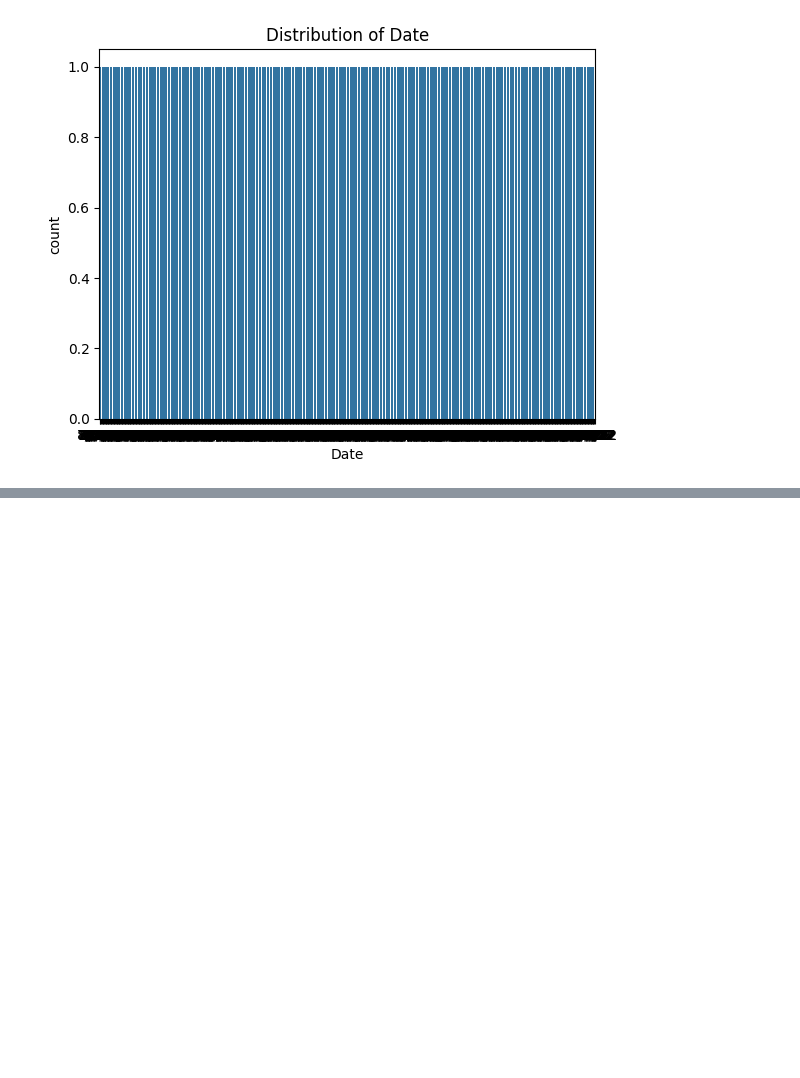
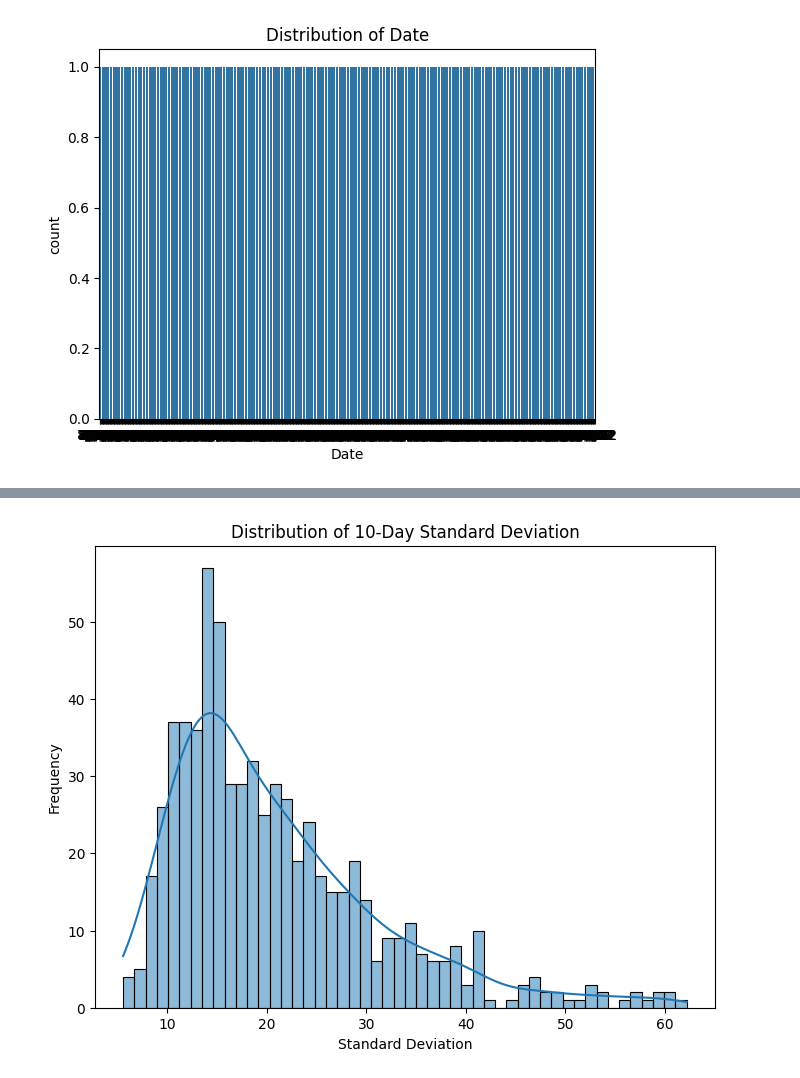
Before and after one commit to mzl02/datafun-06-eda, a Jupyter notebook: zachlawrence_eda.ipynb, the cells around one changed output, grey strips where cells are left out. Saved outputs shown, nothing was run; the diff lists cells and outputs as text; code cells hidden in the pictures; blank space fills up the shorter version.

```diff
--- a/zachlawrence_eda.ipynb
+++ b/zachlawrence_eda.ipynb
@@ -204,0 +263,10 @@ df.rename(columns={'SP Open': 'SP_Open'}, inplace=True)
+# %%
+### Histogram: Std Dev 10 ###
+plt.figure(figsize=(8, 6))
+sns.histplot(df['Std_Dev_10'], bins=50, kde=True)
+plt.title('Distribution of 10-Day Standard Deviation')
+plt.xlabel('Standard Deviation')
+plt.ylabel('Frequency')
+plt.show()
+# %% [output]
+[figure, added]
```
Also changed, not shown: parts of 8 cells of this notebook.
